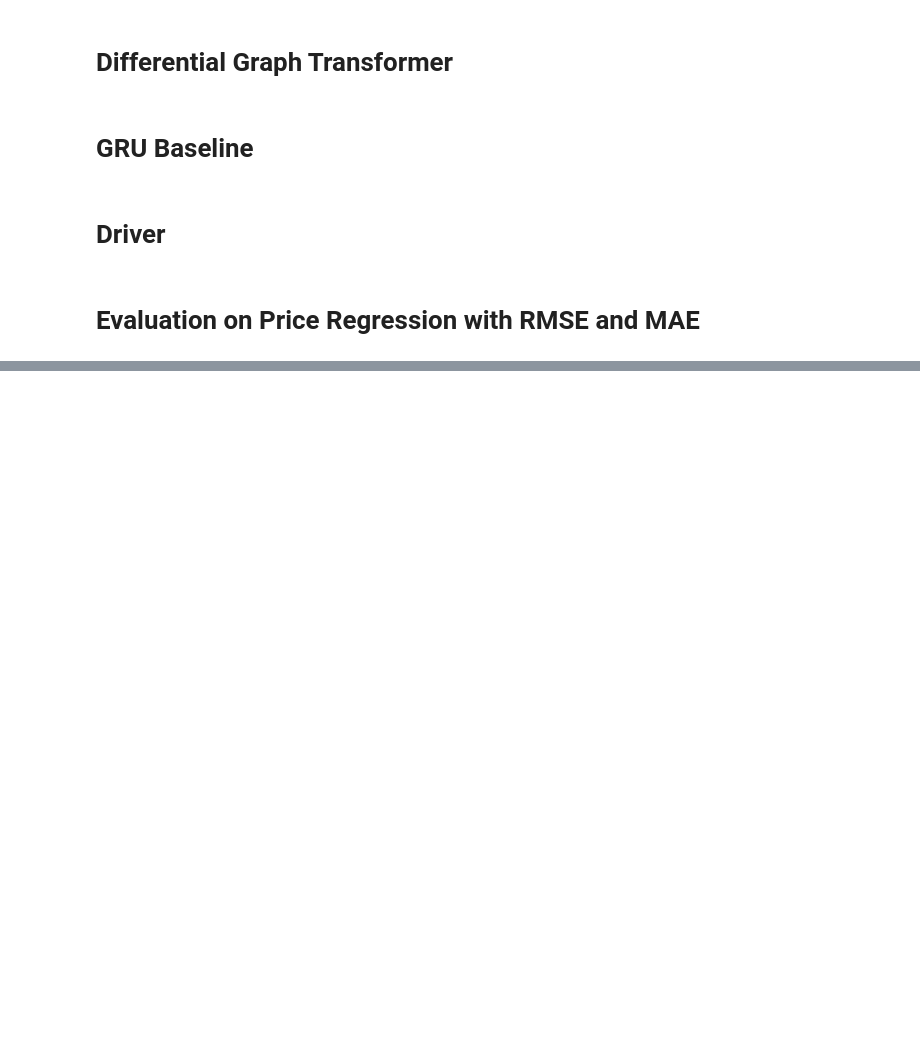
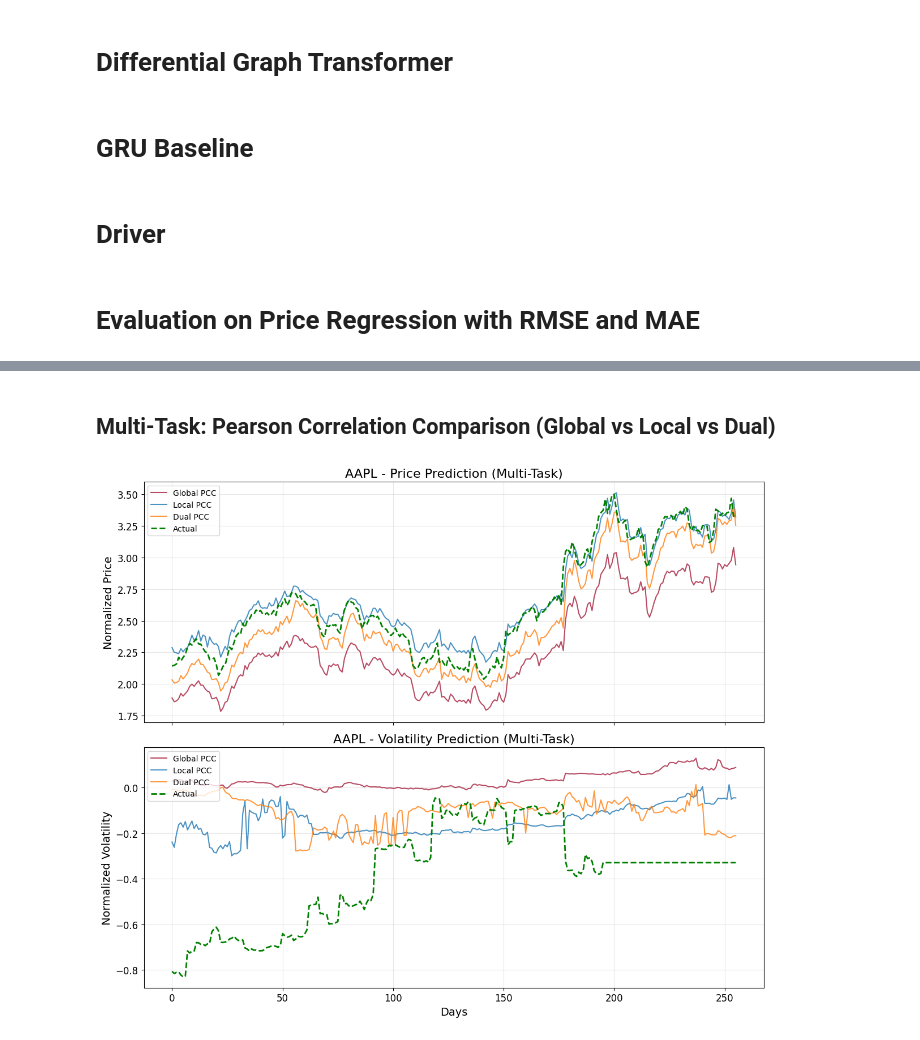
Before and after one commit to tanguydcq/Stock-DiffTransformer, a Jupyter notebook: Stock_Market_Forecasting_with_Differential_Graph_Transformer.ipynb, the cells around one changed output, grey strips where cells are left out. Cells and saved outputs as stored; diff of their text form; code cells hidden in the pictures; blank space fills up the shorter version.

```diff
--- a/Stock_Market_Forecasting_with_Differential_Graph_Transformer.ipynb
+++ b/Stock_Market_Forecasting_with_Differential_Graph_Transformer.ipynb
@@ -1947,0 +1727,17 @@ DUAL:
+# %% [markdown]
+## Multi-Task: Pearson Correlation Comparison (Global vs Local vs Dual)
+# %%
+# Compare PCC configurations: Global vs Local vs Dual
+plot_multitask_regression(
+    configs=[
+        (DGT, True, 'pcc', 'global', 0.01),
+        (DGT, True, 'pcc', 'local', 0.01),
+        (DGT, True, 'pcc', 'dual', 0.01)
+    ],
+    labels=['Global PCC', 'Local PCC', 'Dual PCC'],
+    stock_name='AAPL',
+    test_results=multitask_test_results,
+    fig_name=f'{workdir}/multitask_AAPL_PCC.png'
+)
+# %% [output]
+[figure, added]
```
Also changed, not shown: parts of 57 cells of this notebook, 15 other files.
